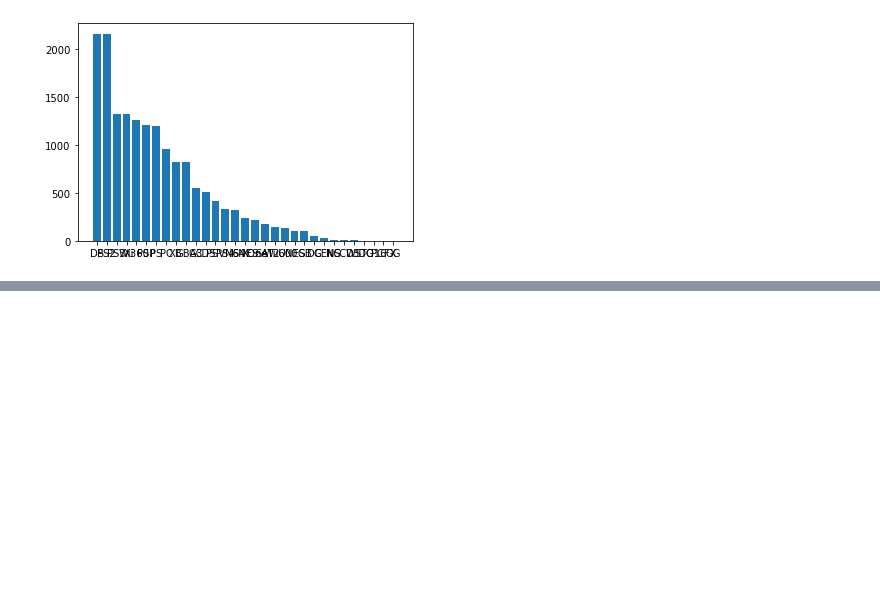
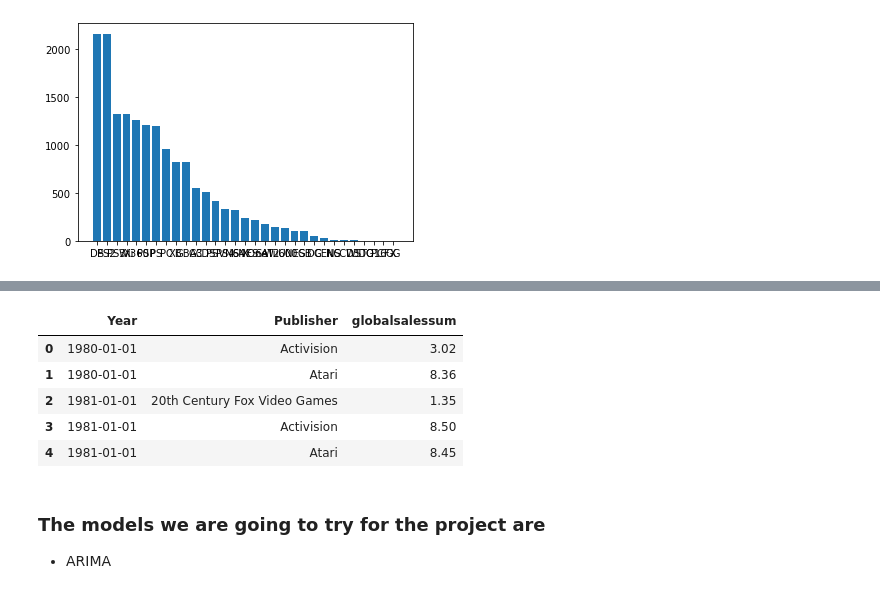
Before and after one commit to JorgeLiako1998/CSE801B, a Jupyter notebook: CSE801B_project.ipynb, the cells around one changed output, grey strips where cells are left out. Cells and saved outputs as stored; diff of their text form; code cells hidden in the pictures; blank space fills up the shorter version.

```diff
--- a/CSE801B_project.ipynb
+++ b/CSE801B_project.ipynb
@@ -188,0 +210,13 @@ We need to cut the years since most consoles are not releasing any games anymore
+# %%
+publisherarimadf = pd.DataFrame(df.groupby(['Year','Publisher'], as_index=False).agg(globalsalessum=('Global_Sales', 'sum')))
+publisherarimadf.head()
+# %% [output]
+|  | Year | Publisher | globalsalessum |
+| 0 | 1980-01-01 | Activision | 3.02 |
+| 1 | 1980-01-01 | Atari | 8.36 |
+| 2 | 1981-01-01 | 20th Century Fox Video Games | 1.35 |
+| 3 | 1981-01-01 | Activision | 8.50 |
+| 4 | 1981-01-01 | Atari | 8.45 |
+# %% [markdown]
+### The models we are going to try for the project are
+- ARIMA
```
Also changed, not shown: parts of 19 cells of this notebook, 2 other files.
